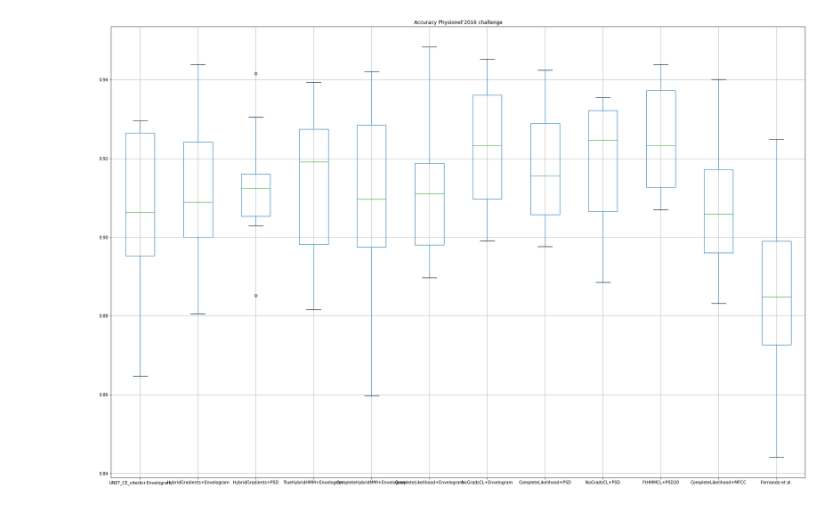
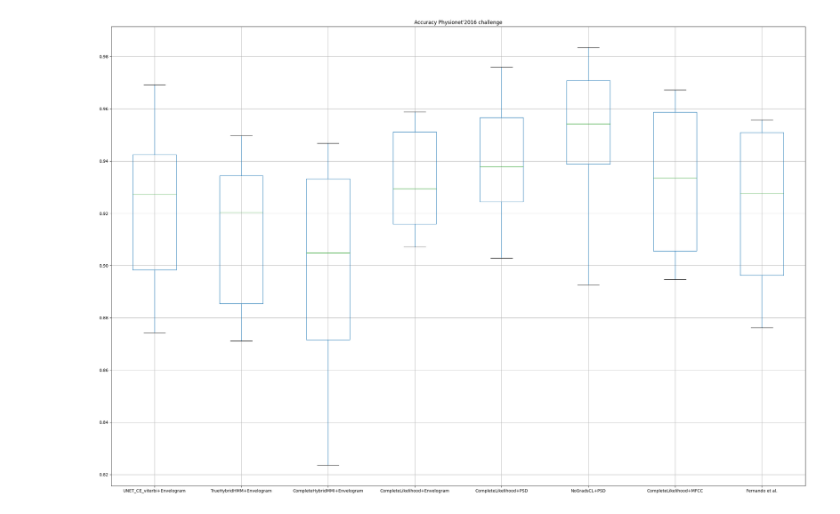
Before and after one commit to miguelmartins/hybrid-hmm, a Jupyter notebook: notebooks/physionet16_eval.ipynb, the cells around one changed output. Saved outputs shown, nothing was run; the diff lists cells and outputs as text; code cells hidden in the pictures.

```diff
--- a/notebooks/physionet16_eval.ipynb
+++ b/notebooks/physionet16_eval.ipynb
@@ -137,20 +227,20 @@ p_states_fold_0.npy                     viterbi.mat
 # %%
-df = pd.DataFrame({'UNET_CE_viterbi+Envelogram': ph16_crosse_unet_env[0],
-                   'HybridGradients+Envelogram': ph16_hybrid_cnn_env[0],
-                   'HybridGradients+PSD': ph16_hybrid_cnn_psd[0],
-                   'TrueHybridHMM+Envelogram': ph16_true_hybrid_cnn_env[0],
-                   'CompleteHybridMMI+Envelogram': ph16_completemmi_hybrid_cnn_env[0],
-                   'CompleteLikelihood+Envelogram':ph16_completelikelihood_hybrid_cnn_env[0],
-                   'NoGradsCL+Envelogram': ph16_completelikelihood_nograds_cnn_env[0],
-                   'CompleteLikelihood+PSD': ph16_completelikelihood_hybrid_cnn_psd[0],
-                   'NoGradsCL+PSD': ph16_completelikelihood_cnngrads_psd[0],
-                   'FtHMMCL+PSD20': ph16_psd_fine_tune_hmm20[0],
-                   'CompleteLikelihood+MFCC': ph16_completelikelihood_hybrid_cnn_mfcc[0],
-                   'Fernando et al.': ph16_fernado_mfcc_joint[0],
-                   })
+df = pd.DataFrame({'UNET_CE_viterbi+Envelogram': ph16_crosse_unet_env[2],
+                   'TrueHybridHMM+Envelogram': ph16_true_hybrid_cnn_env[2],
+                   'CompleteHybridMMI+Envelogram': ph16_completemmi_hybrid_cnn_env[2],
+                   'CompleteLikelihood+Envelogram':ph16_completelikelihood_hybrid_cnn_env[2],
+                   # 'NoGradsCL+Envelogram': ph16_completelikelihood_nograds_cnn_env[0],
+                   'CompleteLikelihood+PSD': ph16_completelikelihood_hybrid_cnn_psd[2],
+                   'NoGradsCL+PSD': ph16_completelikelihood_cnngrads_psd[2],
+                   'CompleteLikelihood+MFCC': ph16_completelikelihood_hybrid_cnn_mfcc[2],
+                   'Fernando et al.': ph16_fernado_mfcc_joint[2],
+                   }) # no grads CL, no grads MMI,  CL envelogram, corrected fernando
+
+# fine tune best HMM
+# transfer u-net, fernando and springer
 
 boxplot = df.boxplot(column=list(df.keys()), figsize=(30,20))
 plt.title('Accuracy Physionet\'2016 challenge')
 plt.show()
 # %% [output]
-[figure, old version]
+[figure, new version]
```
Also changed, not shown: parts of 29 cells of this notebook.
